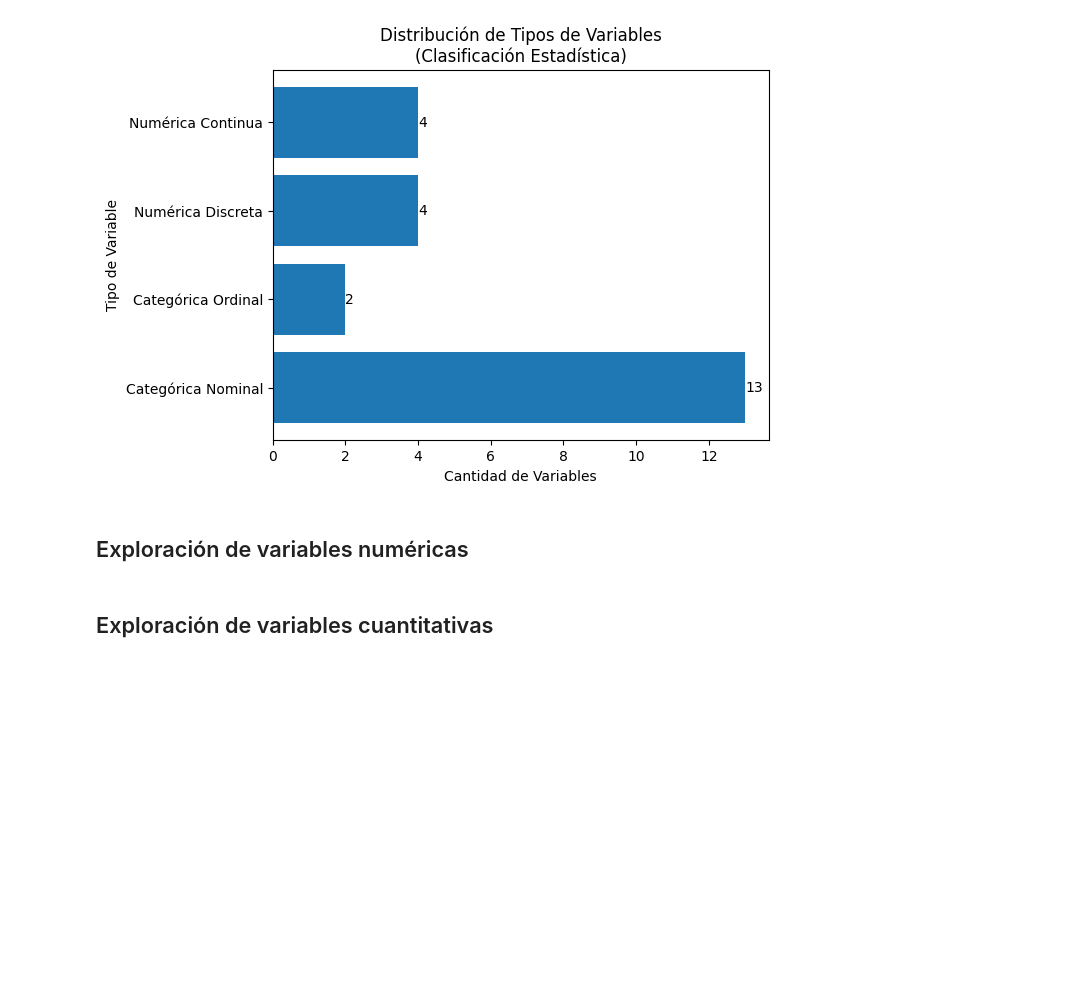
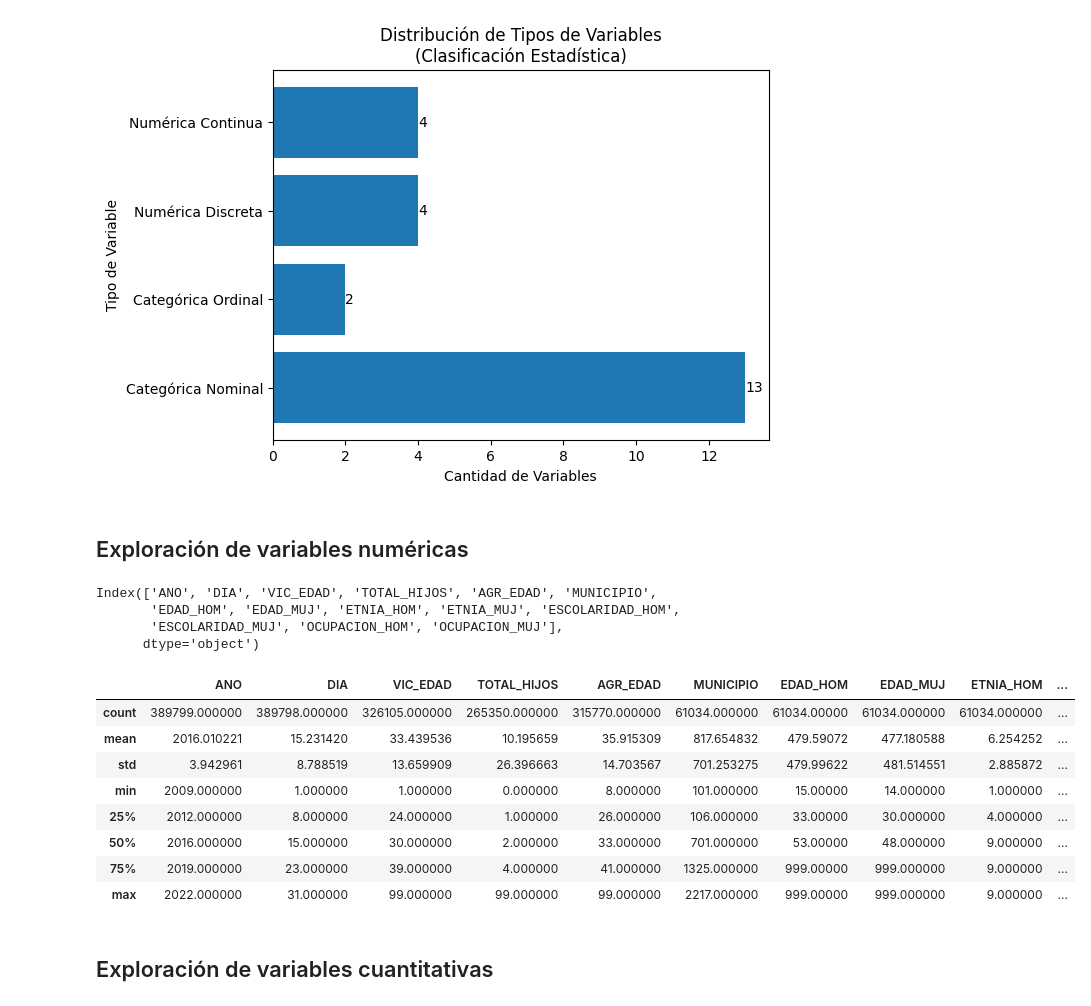
Before and after one commit to ecarcamo/pry1-data-mining, a Jupyter notebook: data/main.ipynb, the cells around one changed output. Cells and saved outputs as stored; diff of their text form; code cells hidden in the pictures; blank space fills up the shorter version.

Commit message:
medidas de tendencia central

```diff
--- a/data/main.ipynb
+++ b/data/main.ipynb
@@ -137,5 +137,28 @@ plt.show()
 [figure]
 # %% [markdown]
 ## Exploración de variables numéricas
+# %%
+#identificar variables numéricas
+df.select_dtypes(include=["number"]).columns
+# %% [output]
+Index(['ANO', 'DIA', 'VIC_EDAD', 'TOTAL_HIJOS', 'AGR_EDAD', 'MUNICIPIO',
+       'EDAD_HOM', 'EDAD_MUJ', 'ETNIA_HOM', 'ETNIA_MUJ', 'ESCOLARIDAD_HOM',
+       'ESCOLARIDAD_MUJ', 'OCUPACION_HOM', 'OCUPACION_MUJ'],
+      dtype='object')
+# %%
+#medidas de tendencia central
+df[['ANO', 'DIA', 'VIC_EDAD', 'TOTAL_HIJOS', 'AGR_EDAD', 'MUNICIPIO',
+    'EDAD_HOM', 'EDAD_MUJ', 'ETNIA_HOM', 'ETNIA_MUJ', 'ESCOLARIDAD_HOM',
+    'ESCOLARIDAD_MUJ', 'OCUPACION_HOM', 'OCUPACION_MUJ']].describe()
+# %% [output]
+|  | ANO | DIA | VIC_EDAD | TOTAL_HIJOS | AGR_EDAD | MUNICIPIO | EDAD_HOM | EDAD_MUJ | ETNIA_HOM | ... |
+| count | 389799.000000 | 389798.000000 | 326105.000000 | 265350.000000 | 315770.000000 | 61034.000000 | 61034.00000 | 61034.000000 | 61034.000000 | ... |
+| mean | 2016.010221 | 15.231420 | 33.439536 | 10.195659 | 35.915309 | 817.654832 | 479.59072 | 477.180588 | 6.254252 | ... |
+| std | 3.942961 | 8.788519 | 13.659909 | 26.396663 | 14.703567 | 701.253275 | 479.99622 | 481.514551 | 2.885872 | ... |
+| min | 2009.000000 | 1.000000 | 1.000000 | 0.000000 | 8.000000 | 101.000000 | 15.00000 | 14.000000 | 1.000000 | ... |
+| 25% | 2012.000000 | 8.000000 | 24.000000 | 1.000000 | 26.000000 | 106.000000 | 33.00000 | 30.000000 | 4.000000 | ... |
+| 50% | 2016.000000 | 15.000000 | 30.000000 | 2.000000 | 33.000000 | 701.000000 | 53.00000 | 48.000000 | 9.000000 | ... |
+| 75% | 2019.000000 | 23.000000 | 39.000000 | 4.000000 | 41.000000 | 1325.000000 | 999.00000 | 999.000000 | 9.000000 | ... |
+| max | 2022.000000 | 31.000000 | 99.000000 | 99.000000 | 99.000000 | 2217.000000 | 999.00000 | 999.000000 | 9.000000 | ... |
 # %% [markdown]
 ## Exploración de variables cuantitativas
```
